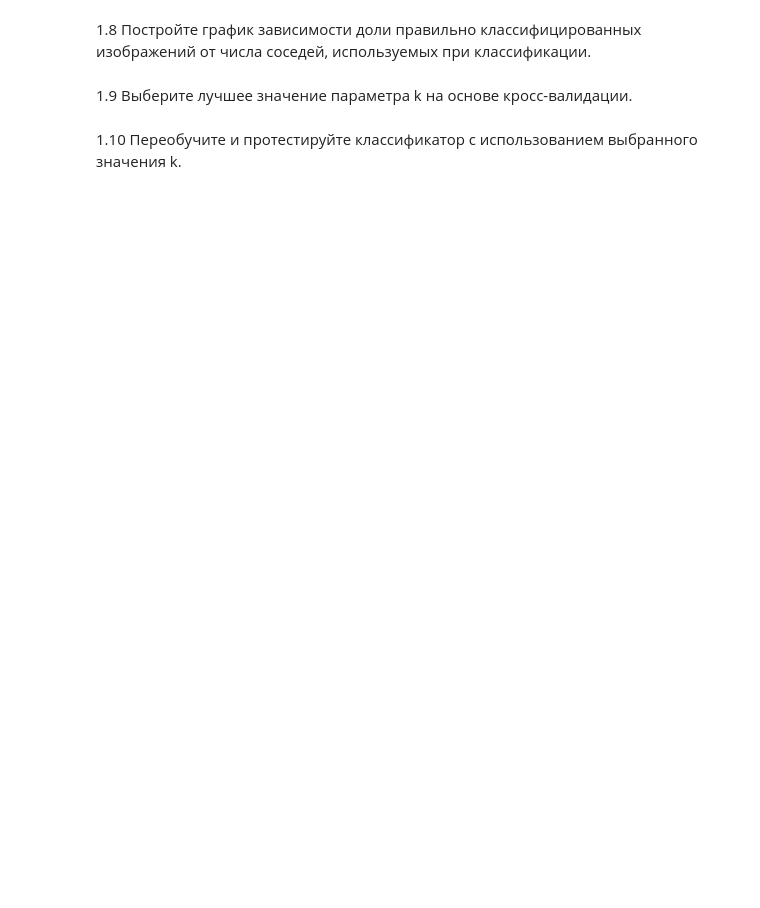
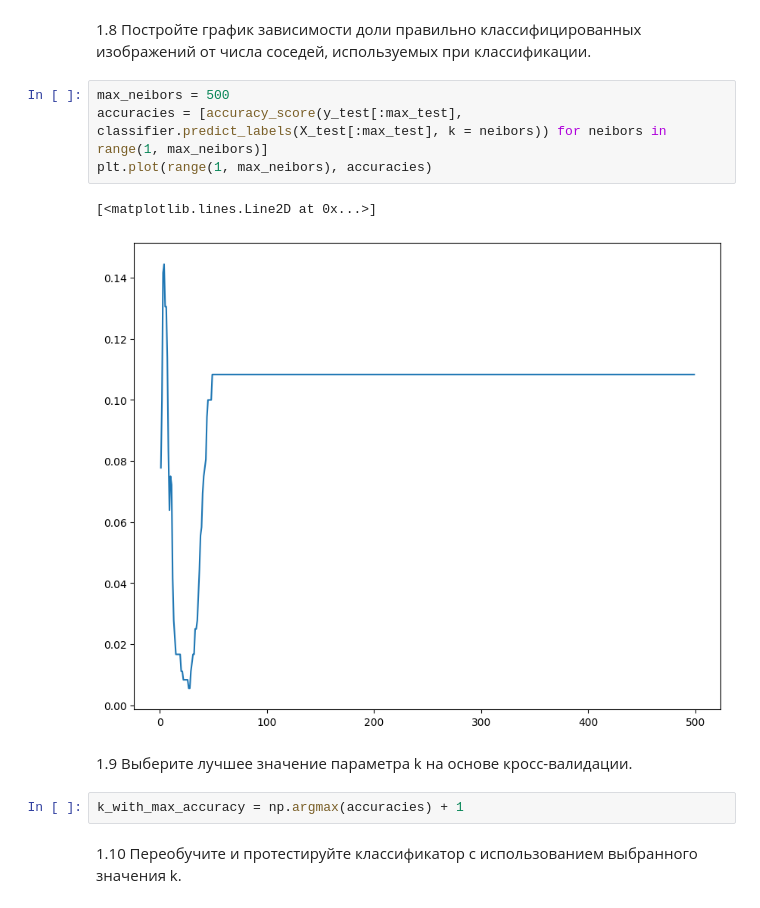
Before and after one commit to DortanMors/DeepDarkLearningLabs, a Jupyter notebook: Task1/assignment1.ipynb, the cells around one changed output. Cells and saved outputs as stored; diff of their text form; blank space fills up the shorter version.

```diff
--- a/Task1/assignment1.ipynb
+++ b/Task1/assignment1.ipynb
@@ -84,7 +122,16 @@ classifier.train(X_train, y_train)
 # %% [markdown]
 1.8 Постройте график зависимости доли правильно классифицированных изображений от числа соседей, используемых при классификации.
+# %%
+max_neibors = 500
+accuracies = [accuracy_score(y_test[:max_test], classifier.predict_labels(X_test[:max_test], k = neibors)) for neibors in range(1, max_neibors)]
+plt.plot(range(1, max_neibors), accuracies)
+# %% [output]
+[<matplotlib.lines.Line2D at 0x...>]
+[figure, added]
 # %% [markdown]
 1.9 Выберите лучшее значение параметра k на основе кросс-валидации.
+# %%
+k_with_max_accuracy = np.argmax(accuracies) + 1
 # %% [markdown]
 
 1.10 Переобучите и протестируйте классификатор с использованием выбранного значения k.
```
Also changed, not shown: parts of 29 cells of this notebook, 4 other files.
